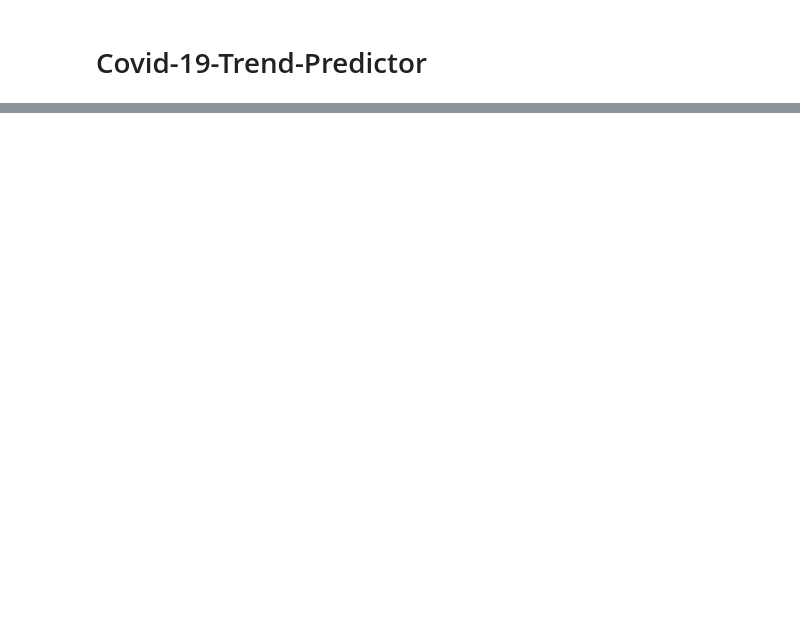
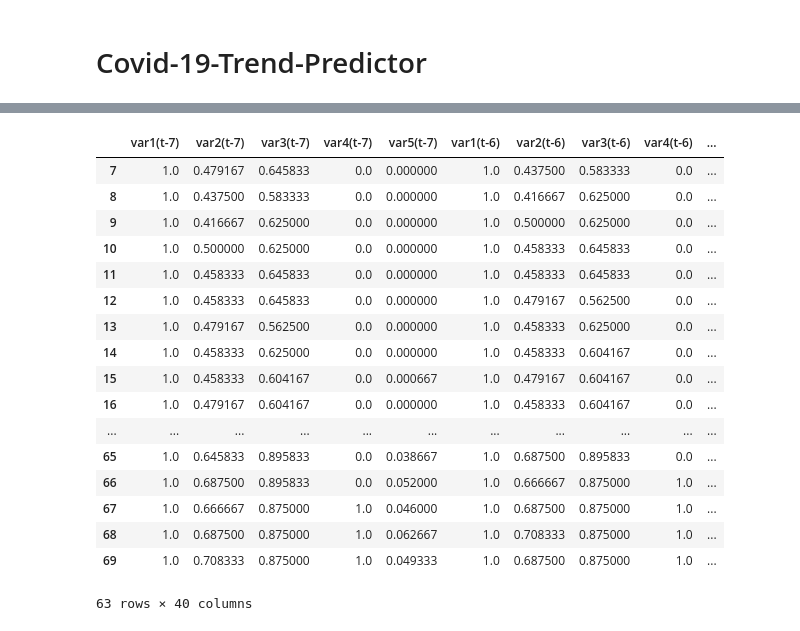
Before and after one commit to abdulsmapara/Covid-19-Trend-Predictor, a Jupyter notebook: src/covid-19-trend-predictor.ipynb, the cells around one changed output, grey strips where cells are left out. Cells and saved outputs as stored; diff of their text form; code cells hidden in the pictures; blank space fills up the shorter version.

```diff
--- a/src/covid-19-trend-predictor.ipynb
+++ b/src/covid-19-trend-predictor.ipynb
@@ -232,5 +95,74 @@ columns_input = ['Population_Density','Min_Temp','Max_Temp','Lockdown','Num_Case
 
 for i in range(len(df_final)):
     df_final[i] = df_final[i][columns_input]
+# %%
+# df_India=df_India.set_index('Date')
+columns_input = ['Population_Density','Min_Temp','Max_Temp','Lockdown','Num_Cases']
+# input_data = df_India[columns_input]
+# output_data = df_India['Num_Cases']
+# X_train, X_test, y_train, y_test = train_test_split(input_data, output_data, test_size = 0.304761, random_state = 1)
+from pandas import DataFrame
+from pandas import concat
+def series_to_supervised(data, n_in=1, n_out=1, dropnan=True):
+	"""
+	Frame a time series as a supervised learning dataset.
+	Arguments:
+		data: Sequence of observations as a list or NumPy array.
+		n_in: Number of lag observations as input (X).
+		n_out: Number of observations as output (y).
+		dropnan: Boolean whether or not to drop rows with NaN values.
+	Returns:
+		Pandas DataFrame of series framed for supervised learning.
+	"""
+	n_vars = 1 if type(data) is list else data.shape[1]
+	df = DataFrame(data)
+	cols, names = list(), list()
+	# input sequence (t-n, ... t-1)
+	for i in range(n_in, 0, -1):
+		cols.append(df.shift(i))
+		names += [('var%d(t-%d)' % (j+1, i)) for j in range(n_vars)]
+	# forecast sequence (t, t+1, ... t+n)
+	for i in range(0, n_out):
+		cols.append(df.shift(-i))
+		if i == 0:
+			names += [('var%d(t)' % (j+1)) for j in range(n_vars)]
+		else:
+			names += [('var%d(t+%d)' % (j+1, i)) for j in range(n_vars)]
+	# put it all together
+	agg = concat(cols, axis=1)
+	agg.columns = names
+	# drop rows with NaN values
+	if dropnan:
+		agg.dropna(inplace=True)
+	return agg
+df_India = df_final[1][columns_input]
+new_df_India = series_to_supervised(df_India,7,1,True)
+# new_df.drop(new_df.columns[[-2,-3,-4,-5]], axis=1, inplace=True)
+
+df_China = series_to_supervised(df_final[2],7,1,True)
+df_Australia = series_to_supervised(df_final[0],7,1,True)
+df_USA= series_to_supervised(df_final[3],7,1,True)
+df_Italy=series_to_supervised(df_final[4],7,1,True)
+df_France=series_to_supervised(df_final[5],7,1,True)
+new_df_India
+# %% [output]
+|  | var1(t-7) | var2(t-7) | var3(t-7) | var4(t-7) | var5(t-7) | var1(t-6) | var2(t-6) | var3(t-6) | var4(t-6) | ... |
+| 7 | 1.0 | 0.479167 | 0.645833 | 0.0 | 0.000000 | 1.0 | 0.437500 | 0.583333 | 0.0 | ... |
+| 8 | 1.0 | 0.437500 | 0.583333 | 0.0 | 0.000000 | 1.0 | 0.416667 | 0.625000 | 0.0 | ... |
+| 9 | 1.0 | 0.416667 | 0.625000 | 0.0 | 0.000000 | 1.0 | 0.500000 | 0.625000 | 0.0 | ... |
+| 10 | 1.0 | 0.500000 | 0.625000 | 0.0 | 0.000000 | 1.0 | 0.458333 | 0.645833 | 0.0 | ... |
+| 11 | 1.0 | 0.458333 | 0.645833 | 0.0 | 0.000000 | 1.0 | 0.458333 | 0.645833 | 0.0 | ... |
+| 12 | 1.0 | 0.458333 | 0.645833 | 0.0 | 0.000000 | 1.0 | 0.479167 | 0.562500 | 0.0 | ... |
+| 13 | 1.0 | 0.479167 | 0.562500 | 0.0 | 0.000000 | 1.0 | 0.458333 | 0.625000 | 0.0 | ... |
+| 14 | 1.0 | 0.458333 | 0.625000 | 0.0 | 0.000000 | 1.0 | 0.458333 | 0.604167 | 0.0 | ... |
+| 15 | 1.0 | 0.458333 | 0.604167 | 0.0 | 0.000667 | 1.0 | 0.479167 | 0.604167 | 0.0 | ... |
+| 16 | 1.0 | 0.479167 | 0.604167 | 0.0 | 0.000000 | 1.0 | 0.458333 | 0.604167 | 0.0 | ... |
+| ... | ... | ... | ... | ... | ... | ... | ... | ... | ... | ... |
+| 65 | 1.0 | 0.645833 | 0.895833 | 0.0 | 0.038667 | 1.0 | 0.687500 | 0.895833 | 0.0 | ... |
+| 66 | 1.0 | 0.687500 | 0.895833 | 0.0 | 0.052000 | 1.0 | 0.666667 | 0.875000 | 1.0 | ... |
+| 67 | 1.0 | 0.666667 | 0.875000 | 1.0 | 0.046000 | 1.0 | 0.687500 | 0.875000 | 1.0 | ... |
+| 68 | 1.0 | 0.687500 | 0.875000 | 1.0 | 0.062667 | 1.0 | 0.708333 | 0.875000 | 1.0 | ... |
+| 69 | 1.0 | 0.708333 | 0.875000 | 1.0 | 0.049333 | 1.0 | 0.687500 | 0.875000 | 1.0 | ... |
+63 rows × 40 columns
 # %%
 from numpy import concatenate
```
Also changed, not shown: parts of 10 cells of this notebook, 2 other files.
